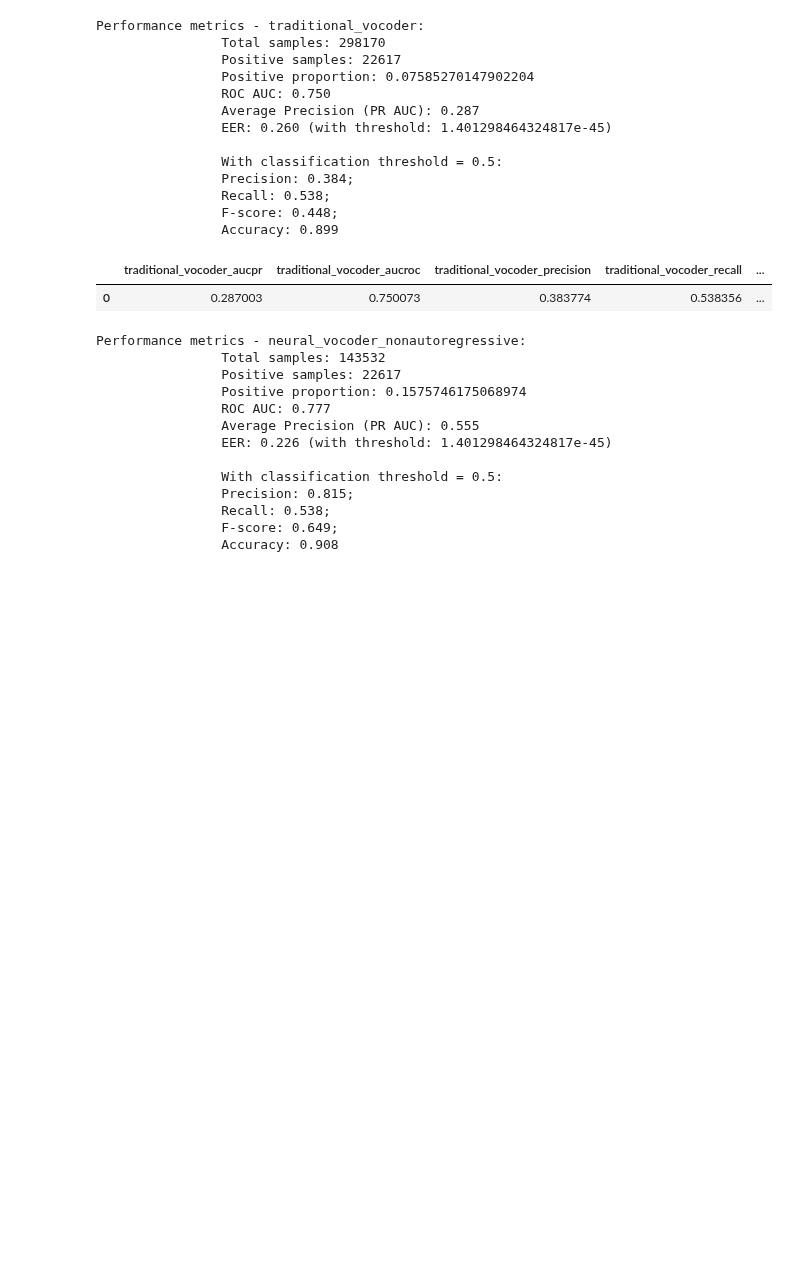
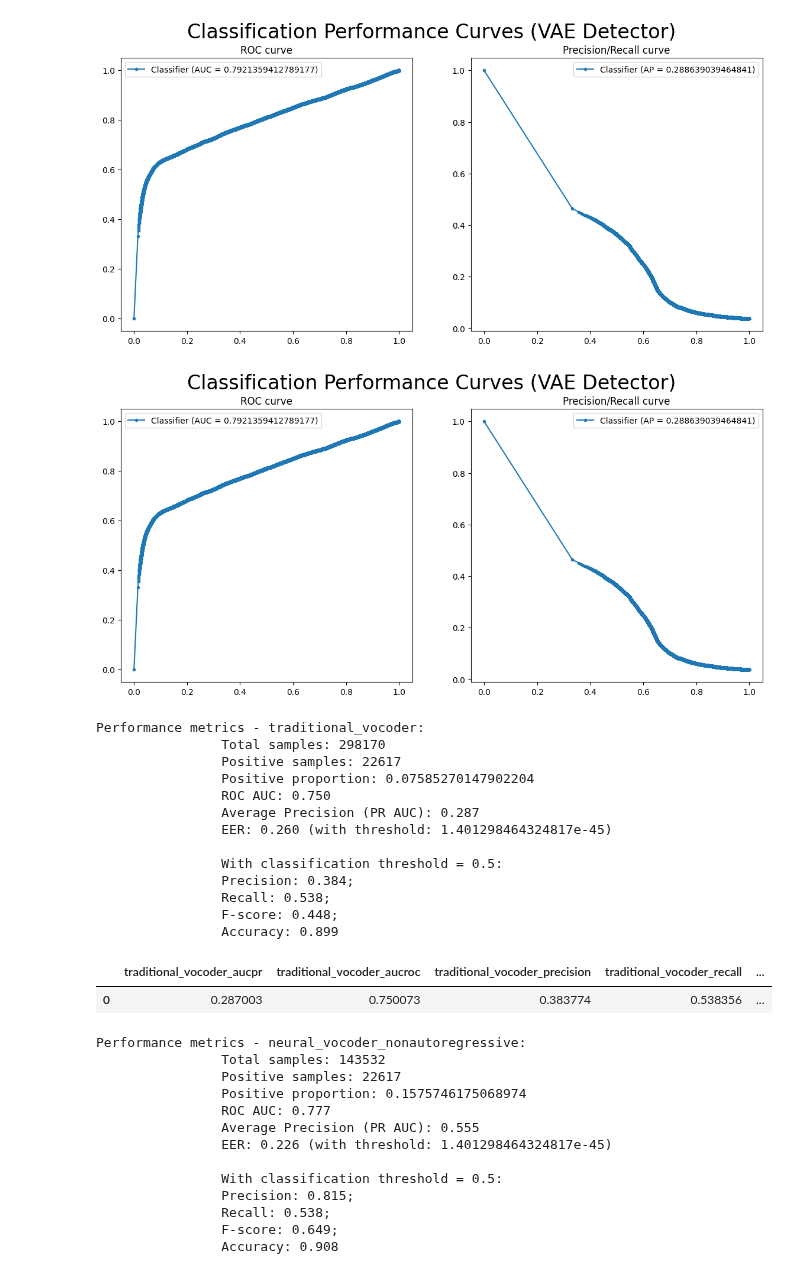
Before and after one commit to cassuci/adf-detector, a Jupyter notebook: autoencoder/eval.ipynb, the cells around one changed output. Cells and saved outputs as stored; diff of their text form; code cells hidden in the pictures; blank space fills up the shorter version.

```diff
--- a/autoencoder/eval.ipynb
+++ b/autoencoder/eval.ipynb
@@ -466,3 +466,8 @@ Performance metrics - :
+# %%
+evaluator.plot_classification_performance(add_annotation_values=False, label='VAE Detector')
+# %% [output]
+[figure, added]
+[figure, added]
 # %%
 for gen in compare['generator'].unique():
     if gen == 'bonafide':
```
Also changed, not shown: parts of 7 cells of this notebook, 5 other files.
